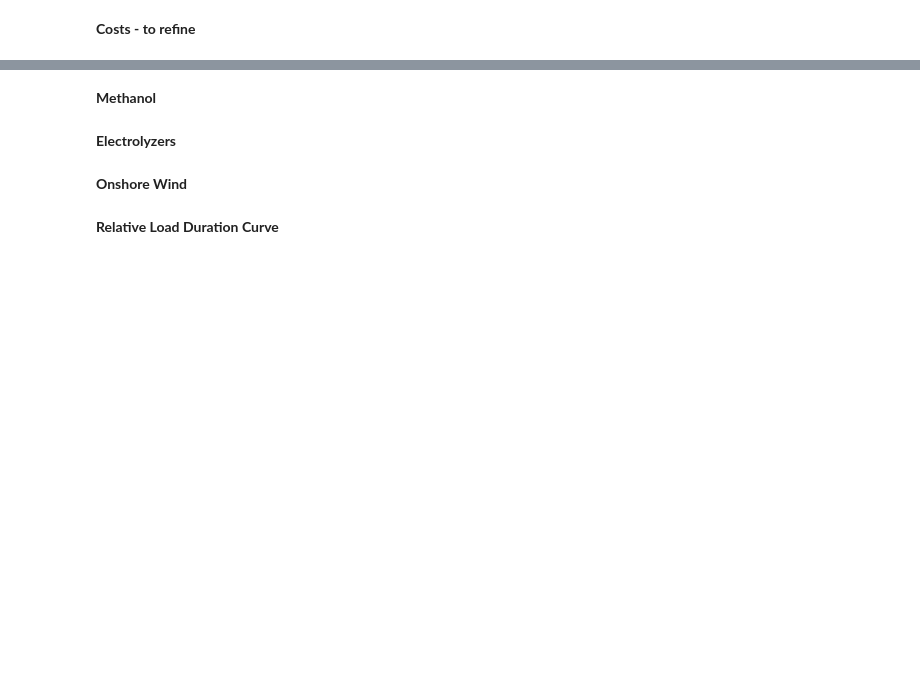
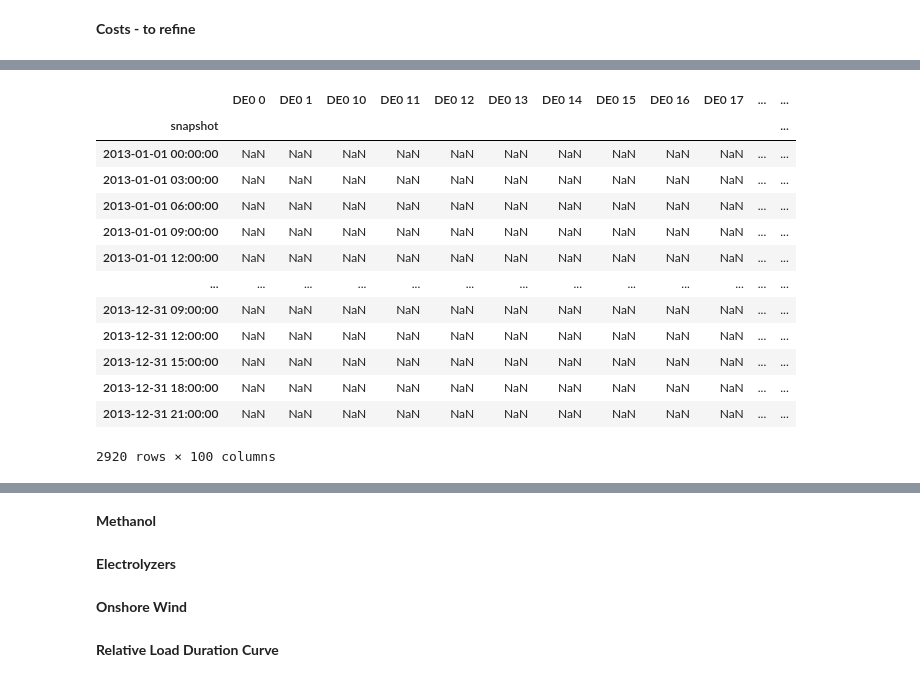
Before and after one commit to FrugisRoss/pypsa-eur, a Jupyter notebook: SectorCoupled_Plotting.ipynb, the cells around one changed output, grey strips where cells are left out. Cells and saved outputs as stored; diff of their text form; code cells hidden in the pictures; blank space fills up the shorter version.

```diff
--- a/SectorCoupled_Plotting.ipynb
+++ b/SectorCoupled_Plotting.ipynb
@@ -262,0 +556,17 @@ Length: 100, dtype: object
+# %%
+methanol_prices
+# %% [output]
+|  | DE0 0 | DE0 1 | DE0 10 | DE0 11 | DE0 12 | DE0 13 | DE0 14 | DE0 15 | DE0 16 | DE0 17 | ... | ... |
+| snapshot |  |  |  |  |  |  |  |  |  |  |  | ... |
+| 2013-01-01 00:00:00 | NaN | NaN | NaN | NaN | NaN | NaN | NaN | NaN | NaN | NaN | ... | ... |
+| 2013-01-01 03:00:00 | NaN | NaN | NaN | NaN | NaN | NaN | NaN | NaN | NaN | NaN | ... | ... |
+| 2013-01-01 06:00:00 | NaN | NaN | NaN | NaN | NaN | NaN | NaN | NaN | NaN | NaN | ... | ... |
+| 2013-01-01 09:00:00 | NaN | NaN | NaN | NaN | NaN | NaN | NaN | NaN | NaN | NaN | ... | ... |
+| 2013-01-01 12:00:00 | NaN | NaN | NaN | NaN | NaN | NaN | NaN | NaN | NaN | NaN | ... | ... |
+| ... | ... | ... | ... | ... | ... | ... | ... | ... | ... | ... | ... | ... |
+| 2013-12-31 09:00:00 | NaN | NaN | NaN | NaN | NaN | NaN | NaN | NaN | NaN | NaN | ... | ... |
+| 2013-12-31 12:00:00 | NaN | NaN | NaN | NaN | NaN | NaN | NaN | NaN | NaN | NaN | ... | ... |
+| 2013-12-31 15:00:00 | NaN | NaN | NaN | NaN | NaN | NaN | NaN | NaN | NaN | NaN | ... | ... |
+| 2013-12-31 18:00:00 | NaN | NaN | NaN | NaN | NaN | NaN | NaN | NaN | NaN | NaN | ... | ... |
+| 2013-12-31 21:00:00 | NaN | NaN | NaN | NaN | NaN | NaN | NaN | NaN | NaN | NaN | ... | ... |
+2920 rows × 100 columns
```
Also changed, not shown: parts of 60 cells of this notebook, 12 other files.
